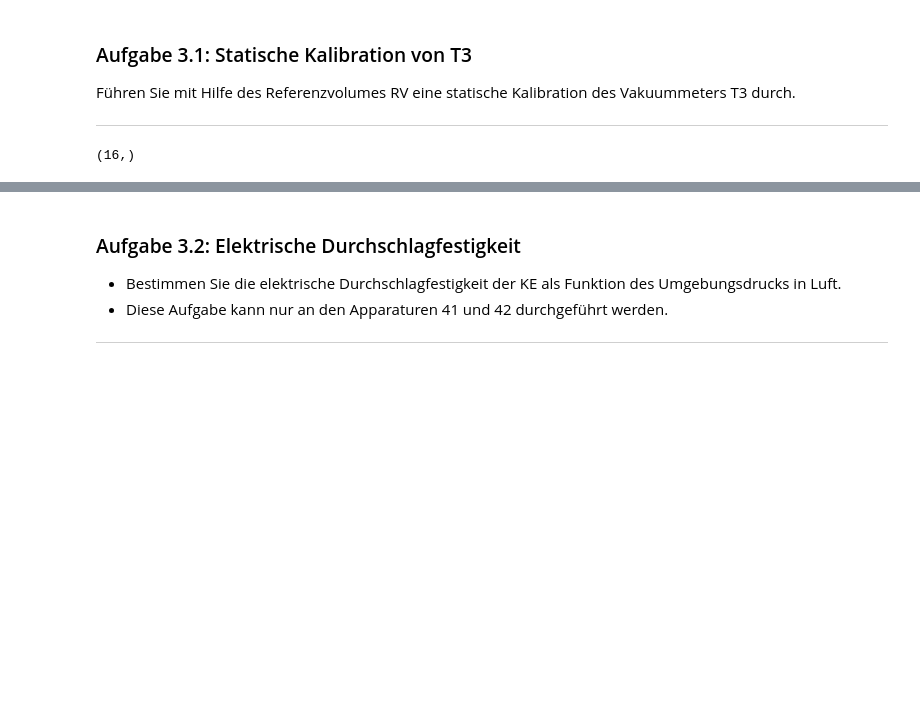
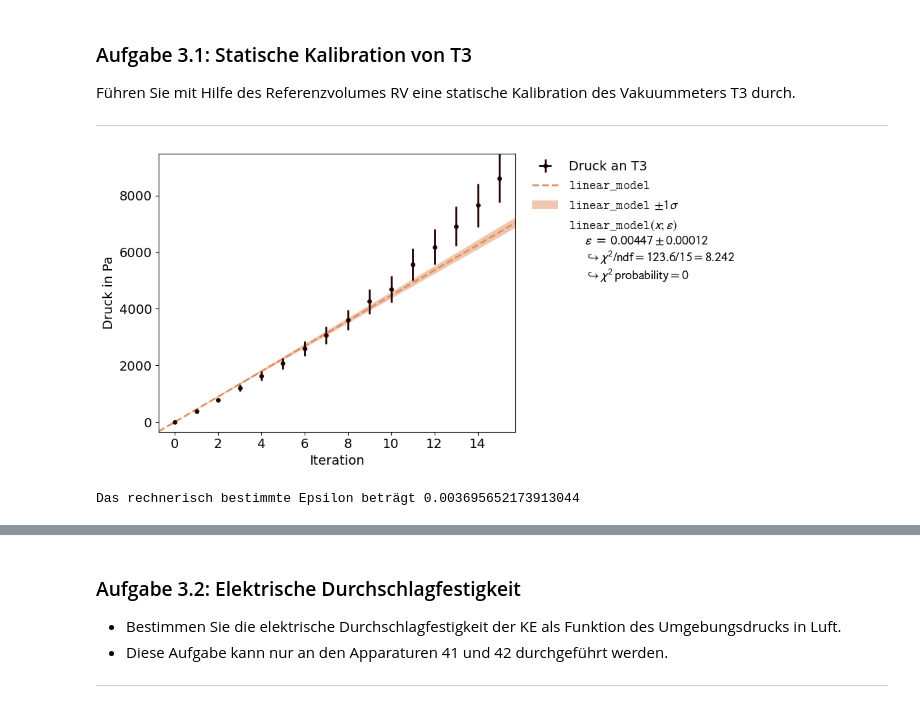
Before and after one commit to MRNock04/P2, a Jupyter notebook: Vakuum/Vakuum.ipynb, the cells around one changed output, grey strips where cells are left out. Cells and saved outputs as stored; diff of their text form; code cells hidden in the pictures; blank space fills up the shorter version.

```diff
--- a/Vakuum/Vakuum.ipynb
+++ b/Vakuum/Vakuum.ipynb
@@ -242,8 +255,26 @@ druck_niedrig_im = np.array([])
 Führen Sie mit Hilfe des Referenzvolumes RV eine statische Kalibration des Vakuummeters T3 durch.
 
 ---
+# %%
+def linear_model(x,epsilon=0.0034):
+    return 100000*epsilon*x
 # %%
-druck_t3 = np.array([3.19*10**(-2), 3.73, 7.78, 12.1, 16.3, 20.7, 26.0, 30.6, 36.1, 42.6, 47.0, 55.7, 61.9, 69.2, 76.6, 86.2])
-iter = druck_t3.shape
+druck_t3 = np.array([3.19*10**(-2), 3.73, 7.78, 12.1, 16.3, 20.7, 26.0, 30.6, 36.1, 42.6, 47.0, 55.7, 61.9, 69.2, 76.6, 86.2])*100
+iter = 16
+
+xy_data = kafe2.XYContainer(np.arange(iter),druck_t3)
+xy_data.label = 'Druck an T3'
+
+fit = kafe2.XYFit(xy_data, model_function=linear_model)
+fit.add_error(axis='y', err_val=0.1, relative=True)
+fit.data_container.axis_labels = ('Iteration', 'Druck in Pa')
+fit.do_fit()
+
+plot=kafe2.Plot(fit)
+plot.plot()
+plt.show()
+
+print(f'Das rechnerisch bestimmte Epsilon beträgt {0.034 / 9.2}')
 # %% [output]
+[figure, added]
-(16,)
+Das rechnerisch bestimmte Epsilon beträgt 0.003695652173913044
```
Also changed, not shown: parts of 9 cells of this notebook, 1 other file.
